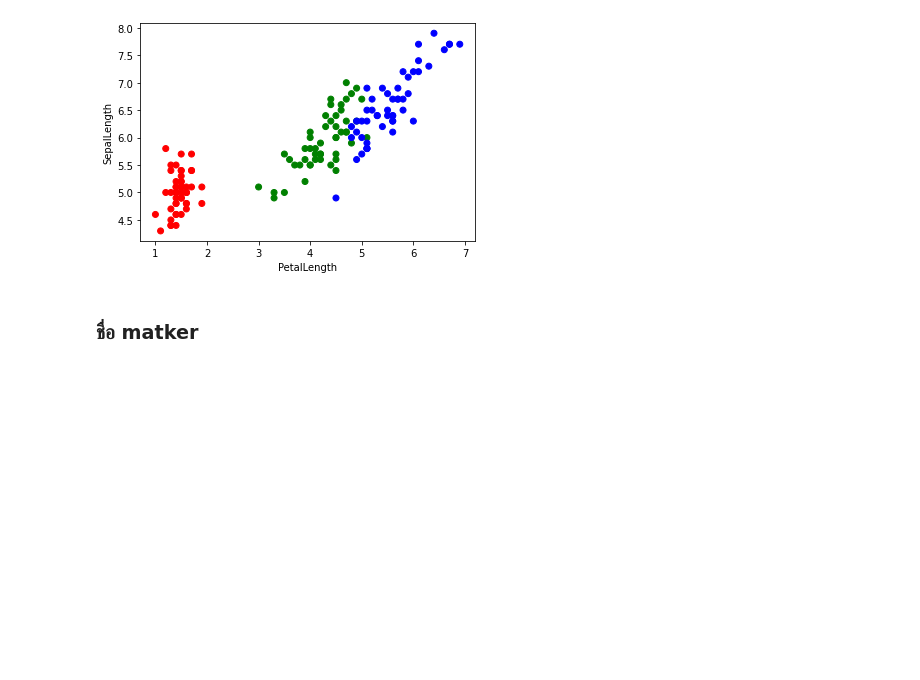
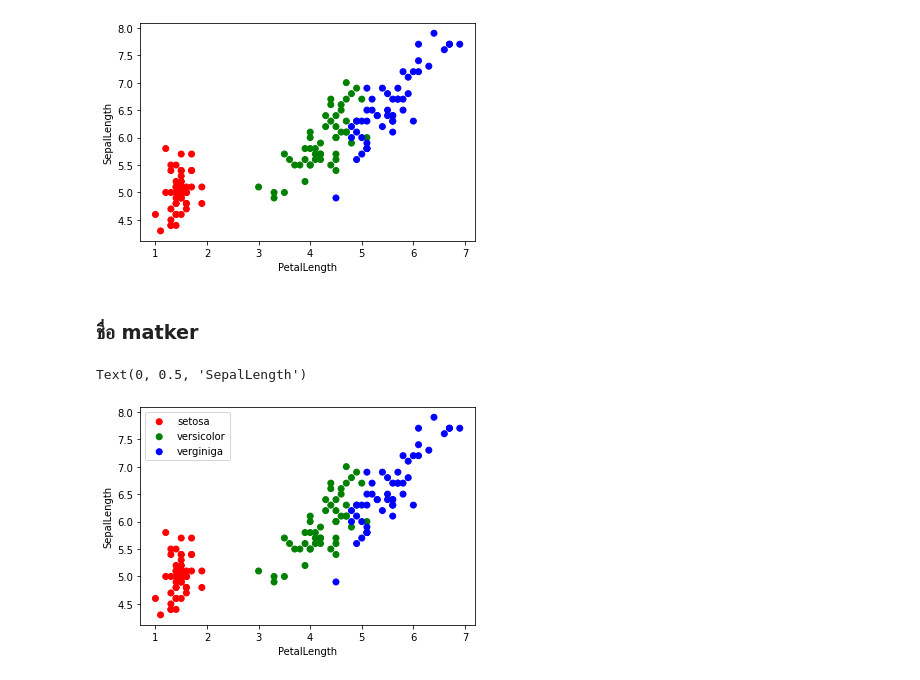
Before and after one commit to Umaporn19/data_viz_2022, a Jupyter notebook: DataViz02_Data_Distribution.ipynb, the cells around one changed output. Saved outputs shown, nothing was run; the diff lists cells and outputs as text; code cells hidden in the pictures; blank space fills up the shorter version.

```diff
--- a/DataViz02_Data_Distribution.ipynb
+++ b/DataViz02_Data_Distribution.ipynb
@@ -70,3 +72,13 @@ Text(0, 0.5, 'SepalLength')
 [figure]
 # %% [markdown]
 ### ชื่อ matker
+# %%
+plt.scatter(df2['PetalLength'][:50] ,df2['SepalLength'][:50],c=df2['Name'][:50],label='setosa') #50 อันแรก
+plt.scatter(df2['PetalLength'][50:100] ,df2['SepalLength'][50:100],c=df2['Name'][50:100],label='versicolor')  #50-100
+plt.scatter(df2['PetalLength'][100:],df2['SepalLength'][100:],c=df2['Name'][100:],label='verginiga') #100
+plt.legend() #โชว์ชื่อแต่ละจุดที่พล็อตไปด้วย
+plt.xlabel('PetalLength') #ทำการเปลี่ยนชื่อแกน x
+plt.ylabel('SepalLength') #ทำการเปลี่ยนชื่อแกน y
+# %% [output]
+Text(0, 0.5, 'SepalLength')
+[figure, added]
```
Also changed, not shown: parts of 15 cells of this notebook.
